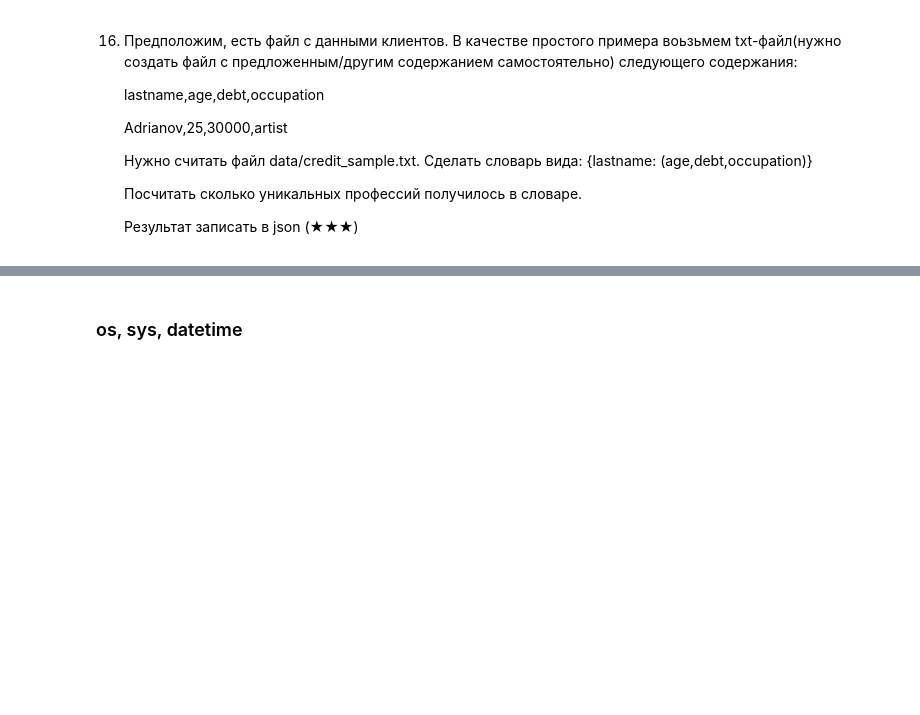
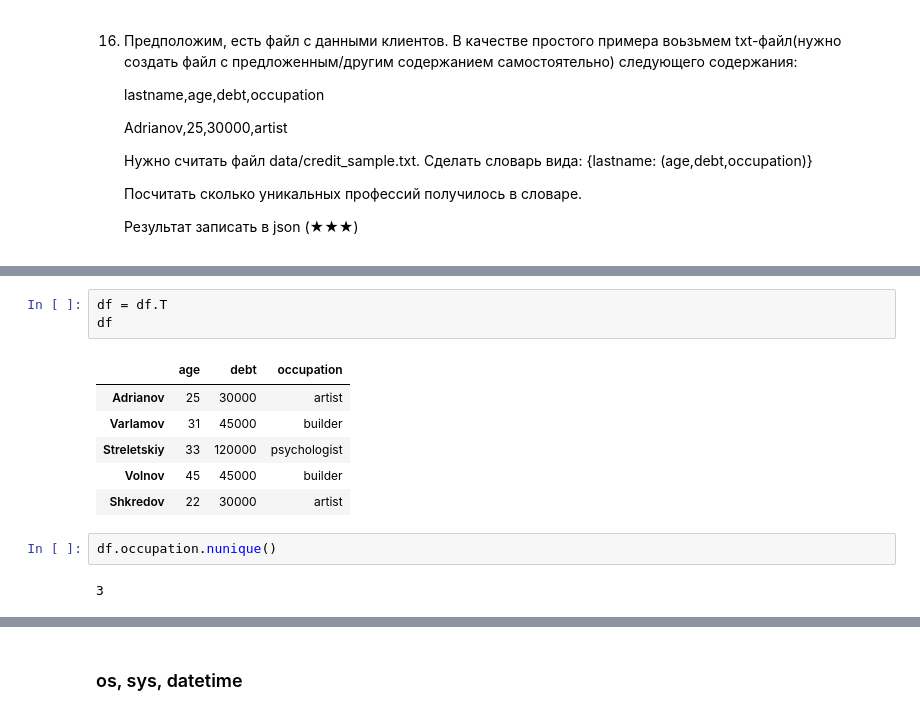
Before and after one commit to Triwka/ml_homework, a Jupyter notebook: ML_HW_FORALL.ipynb, the cells around one changed output, grey strips where cells are left out. Cells and saved outputs as stored; diff of their text form; blank space fills up the shorter version.

```diff
--- a/ML_HW_FORALL.ipynb
+++ b/ML_HW_FORALL.ipynb
@@ -232,0 +251,14 @@ a.symmetric_difference(b)
+# %%
+df = df.T
+df
+# %% [output]
+|  | age | debt | occupation |
+| Adrianov | 25 | 30000 | artist |
+| Varlamov | 31 | 45000 | builder |
+| Streletskiy | 33 | 120000 | psychologist |
+| Volnov | 45 | 45000 | builder |
+| Shkredov | 22 | 30000 | artist |
+# %%
+df.occupation.nunique()
+# %% [output]
+3
```
Also changed, not shown: parts of 22 cells of this notebook.
